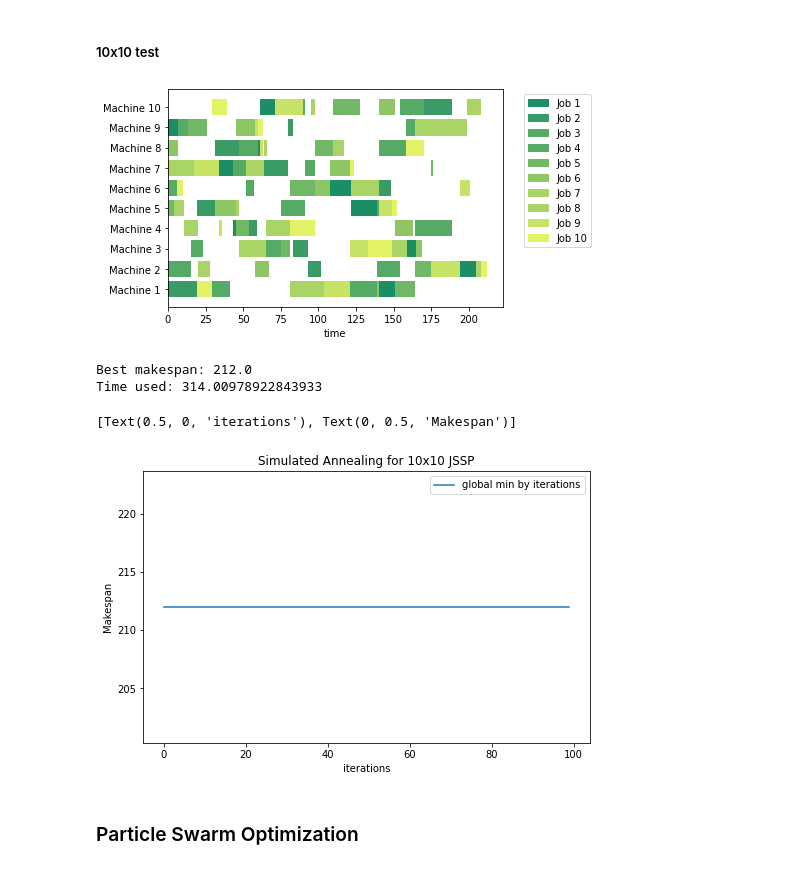
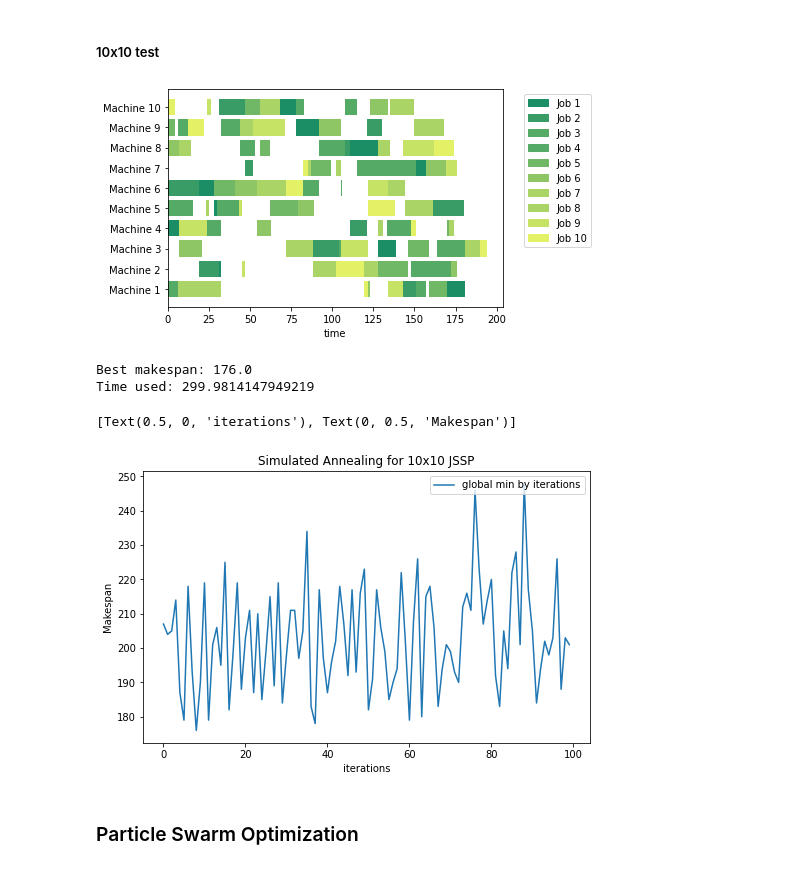
Before and after one commit to 520Osbert/CS169_Final, a Jupyter notebook: CS 169 final proj experiments.ipynb, the cells around one changed output. Drawn from its saved outputs; the diff is of its cells as text; code cells hidden in the pictures.

```diff
--- a/CS 169 final proj experiments.ipynb
+++ b/CS 169 final proj experiments.ipynb
@@ -149,7 +149,7 @@ Time used: 1547.3474209308624
 ##### 4x4 test
 # %%
 start = time()
-cost, seq, ys = simulatedAnnealing(job_4x4, 200, 100, 100, 0.8)
+cost, seq, ys = SAsearch(job_4x4, loopcount=100, T=200, maxIter=10, halting=10, decrease=0.8, mode="random")
 t = time() - start
 job_4x4.plot(seq)
 print("Best makespan:", cost)
@@ -172,26 +172,26 @@ Time used: 9.433592081069946
 ##### 10x10 test
 # %%
 start = time()
-cost, seq, ys = simulatedAnnealing(job_10x10, 200, 100, 100, 0.8)
+cost, seq, ys = SAsearch(job_10x10, loopcount=100, T=200, maxIter=10, halting=10, decrease=0.8,mode="random")
 t = time() - start
 job_10x10.plot(seq)
 
 print("Best makespan:", cost)
 print("Time used:", t)
 result["SA"]["10x10"] = [cost, ys, t]
 
 _, axs = plt.subplots(1,1,figsize=(8,5))
 axs.set_title('Simulated Annealing for 10x10 JSSP')
 axs.plot(ys, label = "global min by iterations")
 # axs.plot(rand_time, '.-',label = "random samples")
 axs.legend(loc='upper right')
 axs.set(xlabel='iterations', ylabel='Makespan')
 # %% [output]
-[figure, old version]
+[figure, new version]
-Best makespan: 212.0
-Time used: 314.00978922843933
+Best makespan: 176.0
+Time used: 299.9814147949219
 [Text(0.5, 0, 'iterations'), Text(0, 0.5, 'Makespan')]
-[figure, old version]
+[figure, new version]
 # %% [markdown]
 ### Particle Swarm Optimization
 # %% [markdown]
```
Also changed, not shown: parts of 7 cells of this notebook, 1 other file.
